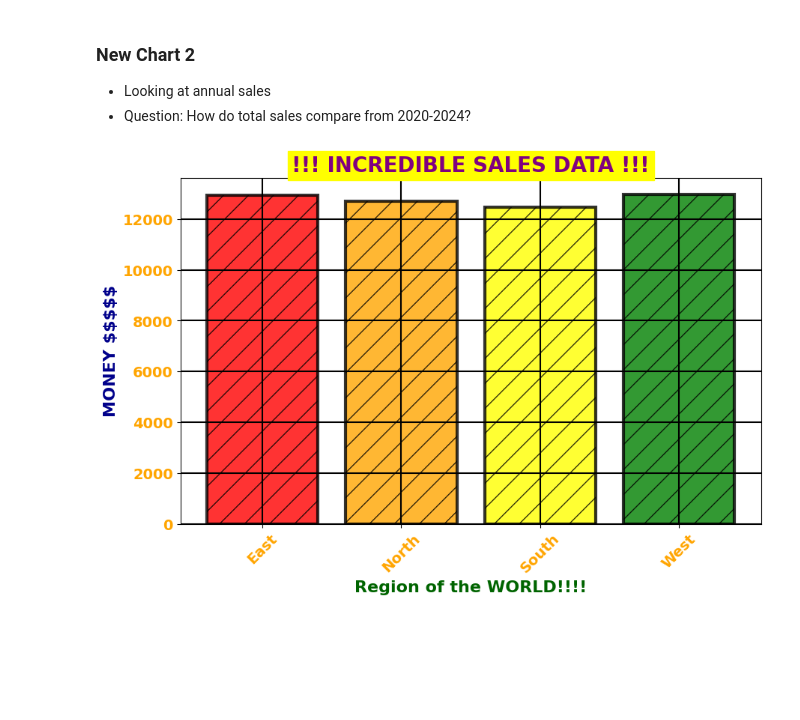
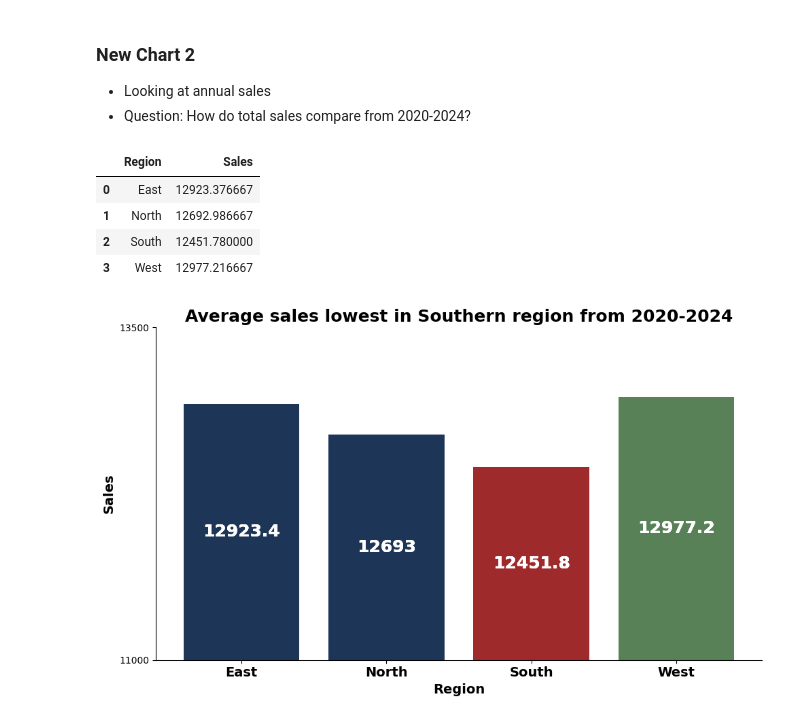
Before and after one commit to amallred/DA_M3_DataVizChallenge, a Jupyter notebook: data_viz_ethics_challenge.ipynb, the cells around one changed output. Drawn from its saved outputs; the diff is of its cells as text; code cells hidden in the pictures; blank space fills up the shorter version.

Commit message:
Completed Data Visualization Ethics Challenge

```diff
--- a/data_viz_ethics_challenge.ipynb
+++ b/data_viz_ethics_challenge.ipynb
@@ -217,20 +217,60 @@ plt.show()
 ### New Chart 2
 - Looking at annual sales
 - Question: How do total sales compare from 2020-2024?
+# %%
+avg_sales = coffee_df.groupby("Region")["Sales"].mean().reset_index()
+avg_sales
+# %% [output]
+|  | Region | Sales |
+| 0 | East | 12923.376667 |
+| 1 | North | 12692.986667 |
+| 2 | South | 12451.780000 |
+| 3 | West | 12977.216667 |
 # %%
-plt.figure(figsize=(10,6))
 avg_sales = coffee_df.groupby("Region")["Sales"].mean().reset_index()
 
-colors = ["red","orange","yellow","green","blue","purple"]
+colors = ['#1d3557'] * len(avg_sales)
 
-plt.bar(avg_sales["Region"], avg_sales["Sales"],
-        color=colors, edgecolor="black", linewidth=3, hatch="/", alpha=0.8)
-plt.title("!!! INCREDIBLE SALES DATA !!!", fontsize=20, fontweight="bold", color="purple", backgroundcolor="yellow")
-plt.grid(True, which='both', color='black', linestyle='-', linewidth=1.5)
-plt.xlabel("Region of the WORLD!!!!", fontsize=16, fontweight="bold", color="darkgreen")
-plt.ylabel("MONEY $$$$$", fontsize=16, fontweight="bold", color="darkblue")
-plt.xticks(rotation=45, fontsize=14, fontweight="bold", color="orange")
-plt.yticks(fontsize=14, fontweight="bold", color="orange")
+max_index = avg_sales['Sales'].idxmax()
+highlight_max_position = avg_sales.index.get_loc(max_index)
+colors[highlight_max_position] = "#588157"
+
+min_index = avg_sales['Sales'].idxmin()
+highlight_min_position = avg_sales.index.get_loc(min_index)
+colors[highlight_min_position] = "#9e2a2b"
+
+# Add labels to bars
+fig, ax = plt.subplots(figsize=(10, 6))
+
+ax.spines['top'].set_visible(False)
+ax.spines['right'].set_visible(False)
+
+#  Add labels to bars
+#  Resource: https://matplotlib.org/stable/gallery/lines_bars_and_markers/bar_label_demo.html
+for region in avg_sales['Region']:
+        p = ax.bar(
+                avg_sales["Region"],
+                avg_sales["Sales"],
+                color=colors
+                )
+        ax.bar_label(
+                p,
+                label_type='center',
+                color="white",
+                fontsize=18,
+                fontweight="bold")
+
+plt.title("Average sales lowest in Southern region from 2020-2024", fontsize=18, fontweight="bold")
+# plt.grid(True, which='major', color='black', linestyle='-', linewidth=.25)
+plt.xlabel("Region", fontsize=14, fontweight="bold")
+plt.ylabel("Sales", fontsize=14, fontweight="bold")
+plt.ylim(11000, 13500)
+plt.xticks(fontsize=14,fontweight="bold")
+
+# Remove y-ticks; reference: https://stackoverflow.com/questions/2176424/hiding-axis-text-in-matplotlib-plots
+ax.axes.get_yaxis().set_ticks([11000, 13500])
+
+plt.tight_layout()
 plt.show()
 # %% [output]
-[figure, old version]
+[figure, new version]
```
Also changed, not shown: parts of 3 cells of this notebook.
